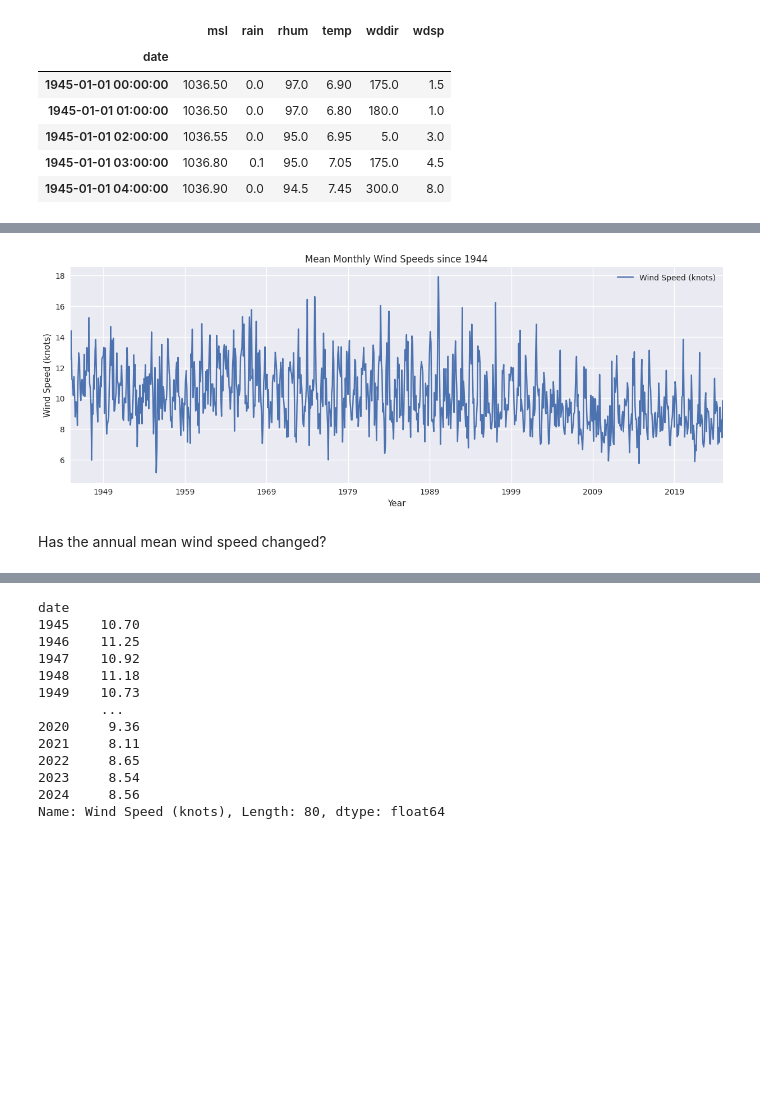
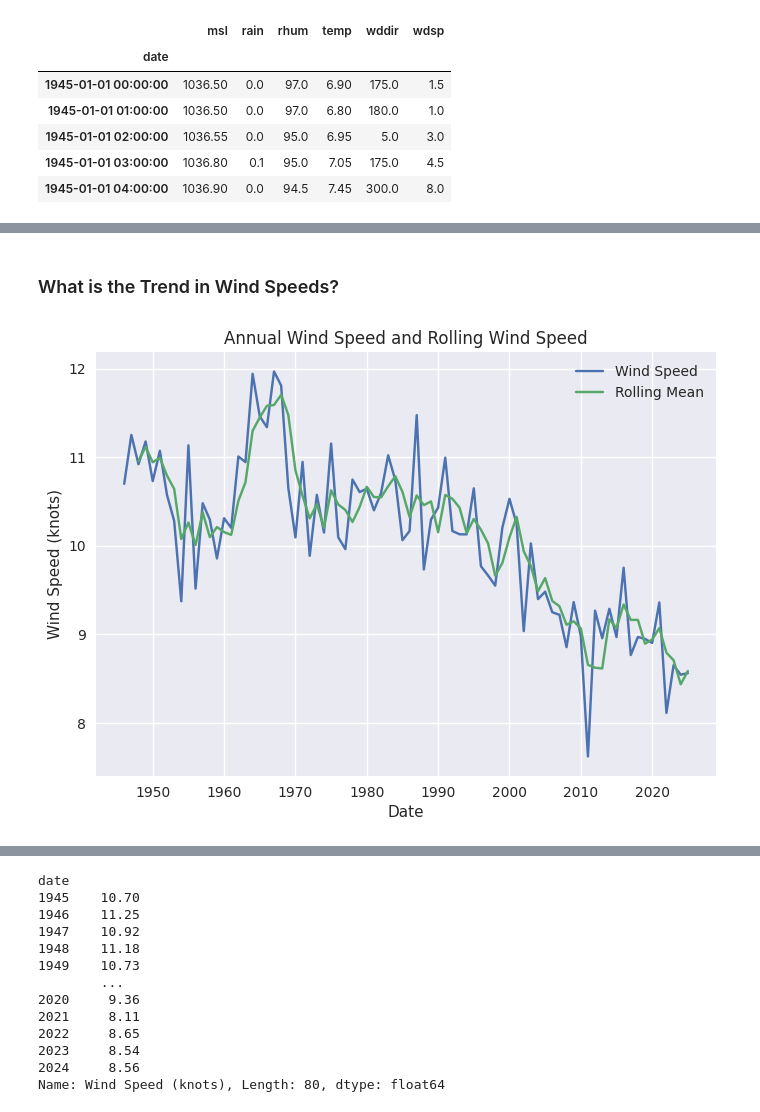
Before and after one commit to IreneKilgannon/PFDA, a Jupyter notebook: PFDA-project/weather_trends.ipynb, the cells around one changed output, grey strips where cells are left out. Saved outputs shown, nothing was run; the diff lists cells and outputs as text; code cells hidden in the pictures; blank space fills up the shorter version.

Commit message:
reviewing and editing weather_trends.ipynb

```diff
--- a/PFDA-project/weather_trends.ipynb
+++ b/PFDA-project/weather_trends.ipynb
@@ -117,2 +176,0 @@ yearly_weather.head()
-# %%
-yearly_weather['Season'] = yearly_weather.index.month.map(assign_season)
@@ -175,0 +297,2 @@ full_weather.corr().round(3)
+# %% [markdown]
+### What is the Trend in Wind Speeds?
@@ -176,15 +301,16 @@ full_weather.corr().round(3)
 # %%
-fig, ax = plt.subplots(figsize = (15,5))
+# Plot of the Annual Mean Wind Speed and its Rolling Mean
+fig, ax = plt.subplots()
 
-monthly_weather['Wind Speed (knots)'].plot(subplots= True, label = 'Wind Speed (knots)')
+plt.plot(yearly_weather['Wind Speed (knots)'], label = 'Wind Speed')
+plt.plot(yearly_weather['rolling_wind_speed_3'], label = 'Rolling Mean')
+
 plt.legend()
 
-plt.title('Mean Monthly Wind Speeds since 1944')
-plt.xlabel('Year')
+plt.title('Annual Wind Speed and Rolling Wind Speed')
+plt.xlabel('Date')
 plt.ylabel('Wind Speed (knots)')
-
+plt.savefig('plots/Wind_speed_rolling.png')
 plt.show()
 # %% [output]
-[figure, old version]
+[figure, new version]
-# %% [markdown]
-Has the annual mean wind speed changed?
```
Also changed, not shown: parts of 70 cells of this notebook, 19 other files.
